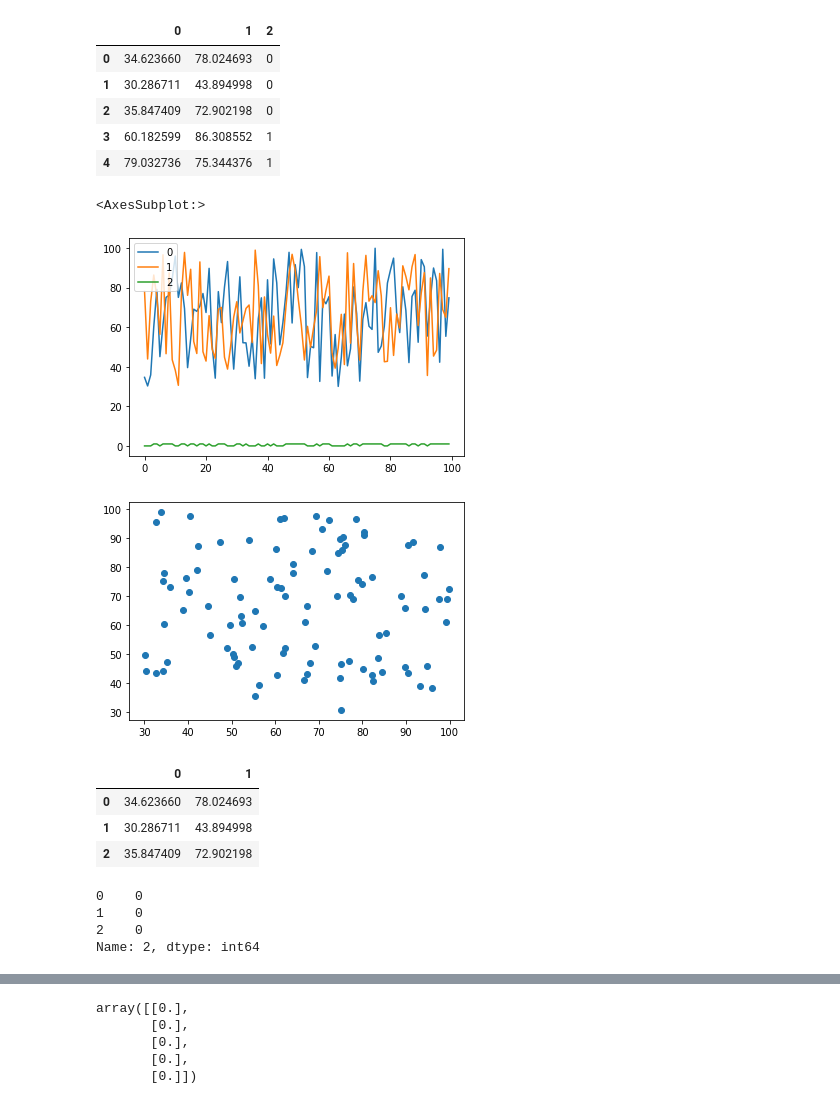
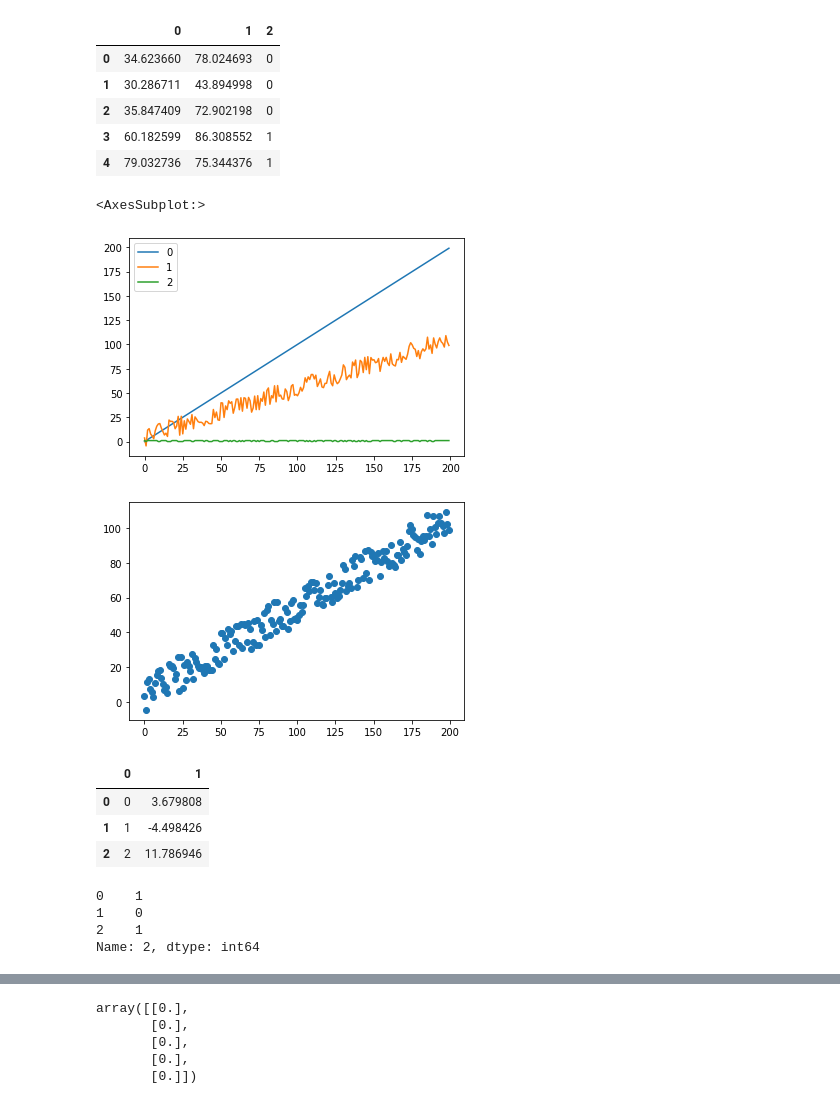
Before and after one commit to yighu/ml_fun, a Jupyter notebook: notebooks/LogisticRegression.ipynb, the cells around one changed output, grey strips where cells are left out. Saved outputs shown, nothing was run; the diff lists cells and outputs as text; code cells hidden in the pictures.

```diff
--- a/notebooks/LogisticRegression.ipynb
+++ b/notebooks/LogisticRegression.ipynb
@@ -39,32 +40,45 @@ df.head()
 | 2 | 35.847409 | 72.902198 | 0 |
 | 3 | 60.182599 | 86.308552 | 1 |
 | 4 | 79.032736 | 75.344376 | 1 |
+# %%
+def pickError(data):
+    yes=0
+    if abs(data)<7:
+        yes = 1
+    return yes
+# %%
+a = range(0,200)
+y0=[5 + 0.5*i for i in list(a)]
+
+y1=[5 + 0.5*i +(0.5-random.random())*20 for i in list(a)]
+z0 = [pickError(d) for d in np.subtract(y1,y0)]
+df = pd.DataFrame(list(zip(list(a),y1,z0)), columns = ['0','1','2'])
 # %%
 #df.plot.scatter("0", "1")
 df.plot()
 # %% [output]
 <AxesSubplot:>
-[figure, old version]
+[figure, new version]
 # %%
-plt.scatter(df[0], df[1])
+plt.scatter(df['0'], df['1'])
 plt.show()
 # %% [output]
-[figure, old version]
+[figure, new version]
 # %%
 X = df.iloc[:, :-1]
 X.head(3)
 # %% [output]
 |  | 0 | 1 |
-| 0 | 34.623660 | 78.024693 |
-| 1 | 30.286711 | 43.894998 |
-| 2 | 35.847409 | 72.902198 |
+| 0 | 0 | 3.679808 |
+| 1 | 1 | -4.498426 |
+| 2 | 2 | 11.786946 |
 # %%
 y = df.iloc[:, -1]
 # %%
 y[:3]
 # %% [output]
-0    0
+0    1
 1    0
-2    0
+2    1
 Name: 2, dtype: int64
 # %%
```
Also changed, not shown: parts of 38 cells of this notebook, 3 other files.
